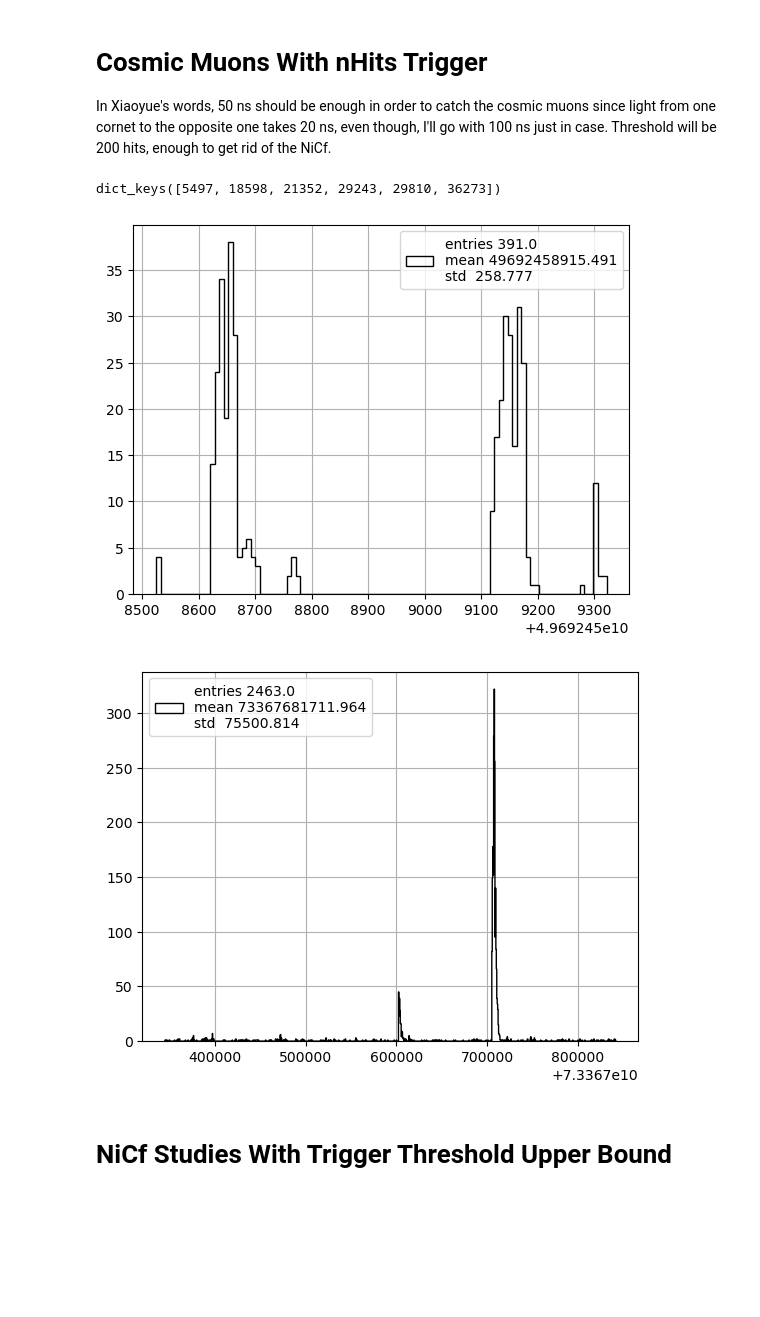
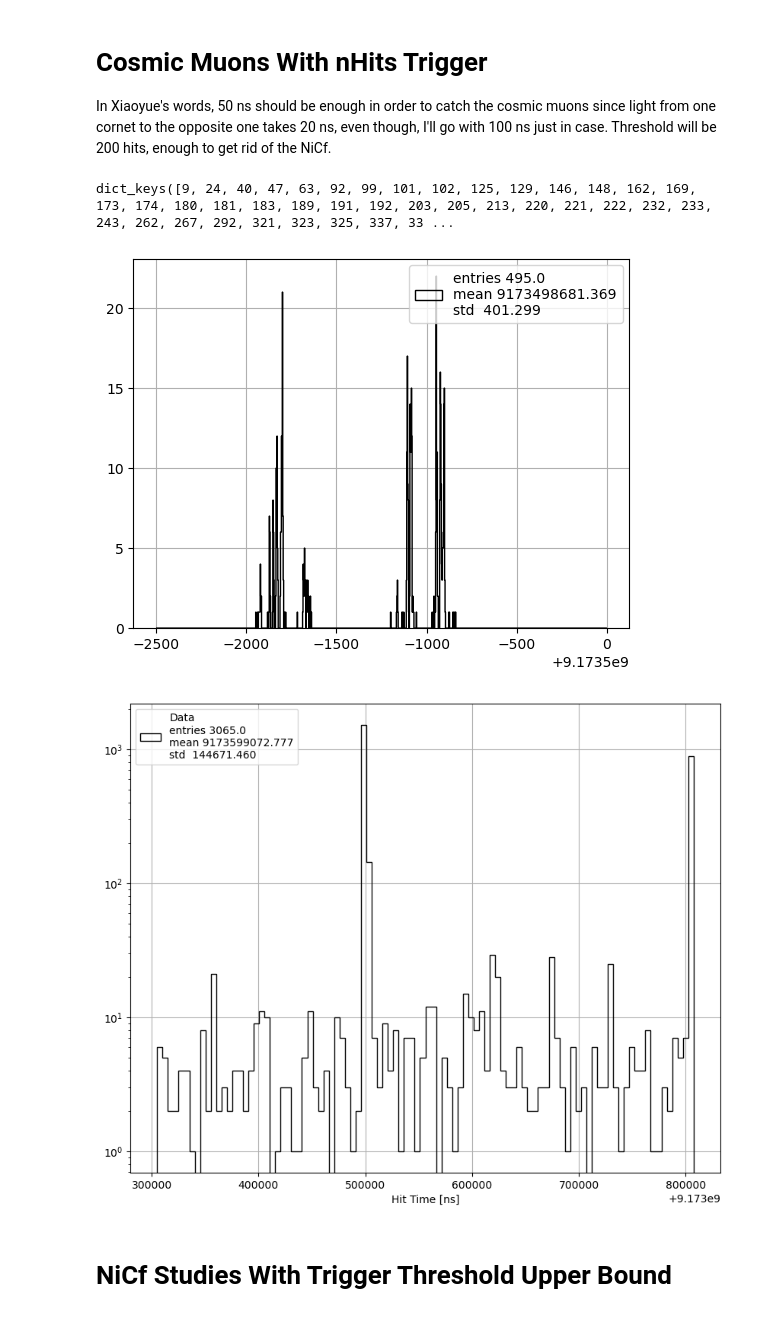
Before and after one commit to DiegoCostas97/nHits_trigger, a Jupyter notebook: NB/nHits.ipynb, the cells around one changed output. Cells and saved outputs as stored; diff of their text form; code cells hidden in the pictures; blank space fills up the shorter version.

```diff
--- a/NB/nHits.ipynb
+++ b/NB/nHits.ipynb
@@ -28,7 +31,7 @@ run  = 1726 # Ball in the center
 data = load_concatenated(outdir=f"/eos/home-d/dcostasr/SWAN_projects/NiCf/offline_trigger/tmp_parquet/{run}")
 # %%
 # =============== MASK OUT CARDS 130-132 ===================
-run_cards, run_channels, run_slots, run_positions, run_times, run_events, run_charges = read_parquet(data, mask=True)
+run_cards, run_channels, run_slots, run_positions, run_times, run_events, run_charges, run_window_times = read_parquet(data, mask=True)
 # %%
 hit_times = ak.sort(run_times)
 # %%
@@ -146,0 +41,2 @@ for event in tqdm(range(nevents), total=nevents):
+# %%
+hit_times = hit_times[~(run_window_times % 2**26 < 1e7)]
@@ -294,22 +207,27 @@ pltext.hist(test_hit_times[0][triggered_hits_index.get(0)[0]], 100);
 # Cosmic Muons With nHits Trigger
 In Xiaoyue's words, 50 ns should be enough in order to catch the cosmic muons since light from one cornet to the opposite one takes 20 ns, even though, I'll go with 100 ns just in case. Threshold will be 200 hits, enough to get rid of the NiCf.
 # %%
-cosmic_triggered_hits_index = nHits(hit_times, w=50, t=150, pre_window=100, post_window=150, jump=500, progress_bar=True)
+cosmic_triggered_hits_index = nHits(hit_times, w=200, thresh_min=150, thresh_max=np.inf, pre_window=300, post_window=5000, jump=500, progress_bar=True)
 cosmic_triggered_hits_index.keys()
 # %% [output]
-dict_keys([5497, 18598, 21352, 29243, 29810, 36273])
+dict_keys([9, 24, 40, 47, 63, 92, 99, 101, 102, 125, 129, 146, 148, 162, 169, 173, 174, 180, 181, 183, 189, 191, 192, 203, 205, 213, 220, 221, 222, 232, 233, 243, 262, 267, 292, 321, 323, 325, 337, 33 ...
 # %%
 cosmic_hit_times = []
 for key in cosmic_triggered_hits_index.keys():
     cosmic_hit_times.append(hit_times[key][np.concatenate(cosmic_triggered_hits_index.get(key))])
 # %%
-pltext.hist(cosmic_hit_times[4], 100);
+pltext.hist(hit_times[5497][np.concatenate(cosmic_triggered_hits_index.get(5497))], 1000,  range=(497500+9.173e9, 500000+9.173e9));
 # %% [output]
-[figure, old version]
+[figure, new version]
 # %%
-pltext.hist(hit_times[44016], 1000);
+fig = plt.figure(figsize=(10,8))
+
+pltext.hist(hit_times[5497], 100, ylog=True, xylabels=("Hit Time [ns]"), label="Data");
+# pltext.hist(hit_times[5497], 100, ylog=True, xylabels=("Hit Time [ns]"), label="Data");
+# pltext.hist(hit_times[5497][np.concatenate(cosmic_triggered_hits_index.get(5497))], 100, ylog=True, range=(480000+9.173e9, 520000+9.173e9), label="Triggered Hits");
+plt.legend(loc="upper left");
 # %% [output]
-[figure, old version]
+[figure, new version]
 # %% [markdown]
 # NiCf Studies With Trigger Threshold Upper Bound
 # %%
```
Also changed, not shown: parts of 39 cells of this notebook, 2 other files.
